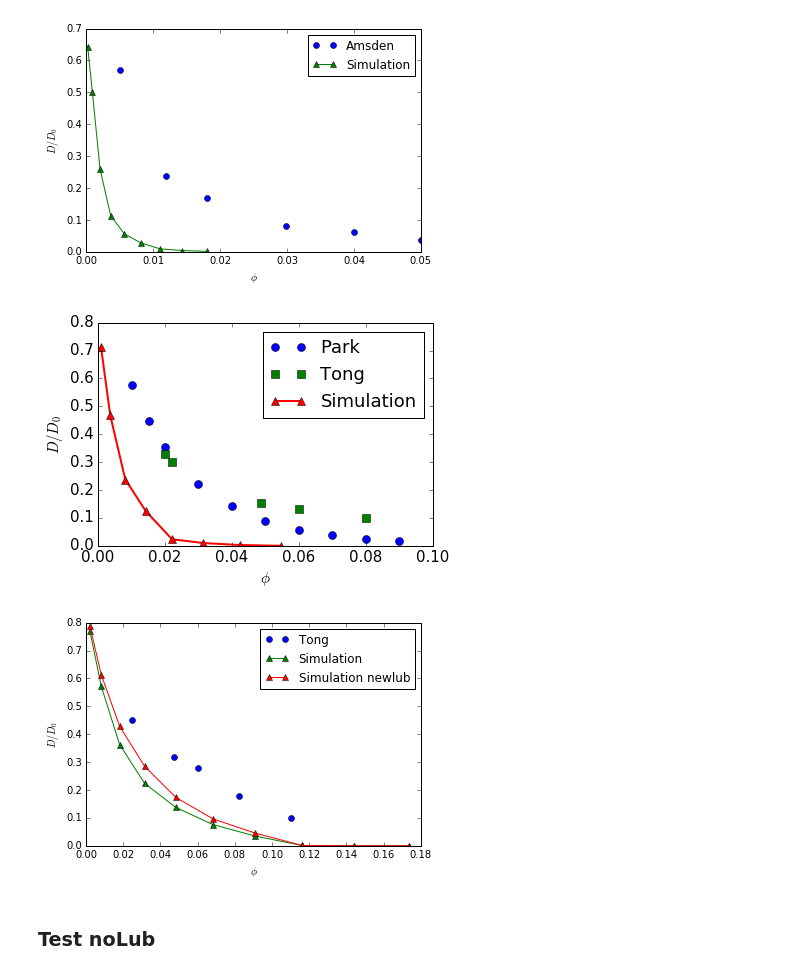
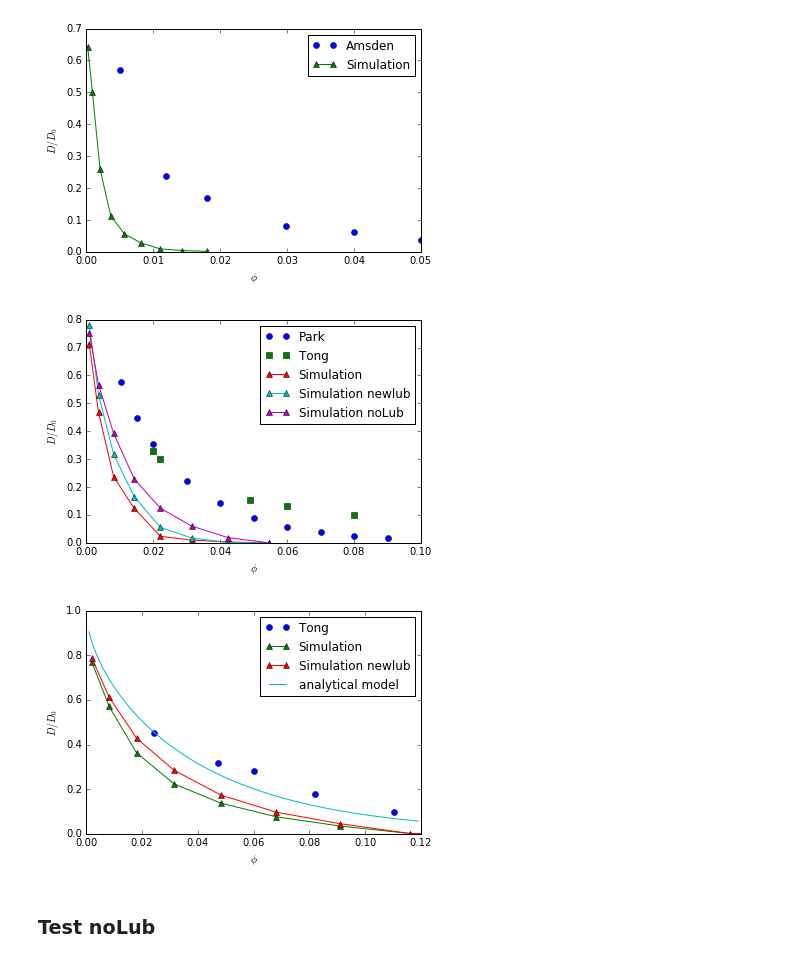
Before and after one commit to JohannHansing/iPythonNB, a Jupyter notebook: HIforBD/ExperimentalData.ipynb, the cells around one changed output. Cells and saved outputs as stored; diff of their text form; code cells hidden in the pictures.

```diff
--- a/HIforBD/ExperimentalData.ipynb
+++ b/HIforBD/ExperimentalData.ipynb
@@ -21,7 +21,7 @@ def pltPrintPar():
 rootTP="/home/johann/Remote/imac"
 rootTP2="/home/johann/Remote2"
 rootMAC="/Users/jh"
-root=rootTP2
+root=rootMAC
 # %%
 def plotdataArr(dataArray,xlabel,lineArr,lineParam='',title='',linestyles='',setlog='',legendloc='upper center'):
     # color stuff: http://stackoverflow.com/questions/4971269/how-to-pick-a-new-color-for-each-plotted-line-within-a-figure-in-matplotlib
@@ -114,10 +114,13 @@ def getDataFile(fileName):
 #                 if str(lines[1]) != 'x':
 #                     JasonCionRep.append(lines[0:4])
 # %%
-def getSimDataDop(aArr,aop,dt='0.001',trigger='',newlub=False):
-    folder= root + "/Documents/workspace-cpp/SPS/Release/sim_data/noreset/fitRPinv/"+trigger+"/dt"+dt+"/t200"
+def getSimDataDop(aArr,aop,dt='0.001',trigger='',newlub=False,n=1):
+    folder= root + "/Documents/workspace-cpp/SPS/Release/sim_data/noreset_oldLubBadg/fitRPinv/"+trigger+"/dt"+dt+"/t200"
     if newlub == True:
-        folder= root + "/Documents/workspace-cpp/SPS/Release/sim_data/newlub/noreset/fitRPinv/"+trigger+"/dt"+dt+"/t200"
+        folder= root + "/Documents/workspace-cpp/SPS/Release/sim_data/noreset/fitRPinv/"+trigger+"/dt"+dt+"/t200"
+    b=10
+    if n!=1:
+        b=n*10
     data = []
     for j, a in enumerate(aArr):
         astr=str(a).rstrip('0').rstrip(".")
@@ -127,7 +130,7 @@ def getSimDataDop(aArr,aop,dt='0.001',trigger='',newlub=False):
         pstr=pstr.rstrip('0').rstrip(".")
         a=(float(a)/10.)                 # make p value p/b
         p=p/10.
-        file=os.path.join(folder, adir,'d0/b10/p'+pstr+'/k1.000/u0/InstantValues/linear_fit_parametersMSD.txt')
+        file=os.path.join(folder, adir,'d0/b'+str(b)+'/p'+pstr+'/k1.000/u0/InstantValues/linear_fit_parametersMSD.txt')
         #print(file)
         if os.path.isfile(file):
             #print(file)
@@ -153,21 +156,26 @@ plt.show()
 # %%
 fileName="dataParkFig2.csv"
 aop=0.18
 ExpData=getDataFile(fileName)
 fileName="dataTongFig2.csv"
 aop=0.18
 ExpData2=getDataFile(fileName)
 aArr=np.asarray([0.2, 0.4, 0.6, 0.8, 1, 1.2, 1.4, 1.6])
 SimData=getSimDataDop(aArr,aop)
+SimDatanewlub=getSimDataDop(aArr,aop,newlub=True)
+#noLub
+SimDatanoLub=getSimDataDop(aArr,aop,trigger='noLub/steric')
 plt.plot(ExpData[:,0],ExpData[:,1],'o',label='Park')
 plt.plot(ExpData2[:,0],ExpData2[:,1],'s',label='Tong')
 plt.plot(phi(aArr/10.),SimData[:,1]/6.,'^-',label='Simulation')
+plt.plot(phi(aArr/10.),SimDatanewlub[:,1]/6.,'^-',label='Simulation newlub')
+plt.plot(phi(aArr/10.),SimDatanoLub[:,1]/6.,'^-',label='Simulation noLub')
 plt.xlabel(r'$\phi$')
 plt.ylabel(r'$D/D_0$')
 plt.legend()
 plt.show()
 # %% [output]
-[figure, old version]
+[figure, new version]
 # %%
 fileName="dataTongFig1.csv"
 aop=0.32
@@ -178,11 +186,15 @@ SimDatanewlub=getSimDataDop(aArr,aop,newlub=True)
 plt.plot(ExpData[:,0],ExpData[:,1],'o',label='Tong')
 plt.plot(phi(aArr/10.),SimData[:,1]/6.,'^-',label='Simulation')
 plt.plot(phi(aArr/10.),SimDatanewlub[:,1]/6.,'^-',label='Simulation newlub')
+#Analytical
+phitest = np.arange(0.001,0.12,0.001)
+plt.plot(phitest,phillipsDD0(phitest,aop),label='analytical model')
 plt.xlabel(r'$\phi$')
 plt.ylabel(r'$D/D_0$')
+plt.xlim([0,0.12])
 plt.legend()
 plt.show()
 # %% [output]
-[figure, old version]
+[figure, new version]
 # %% [markdown]
 ### Test noLub
```
Also changed, not shown: parts of 17 cells of this notebook, 6 other files.
